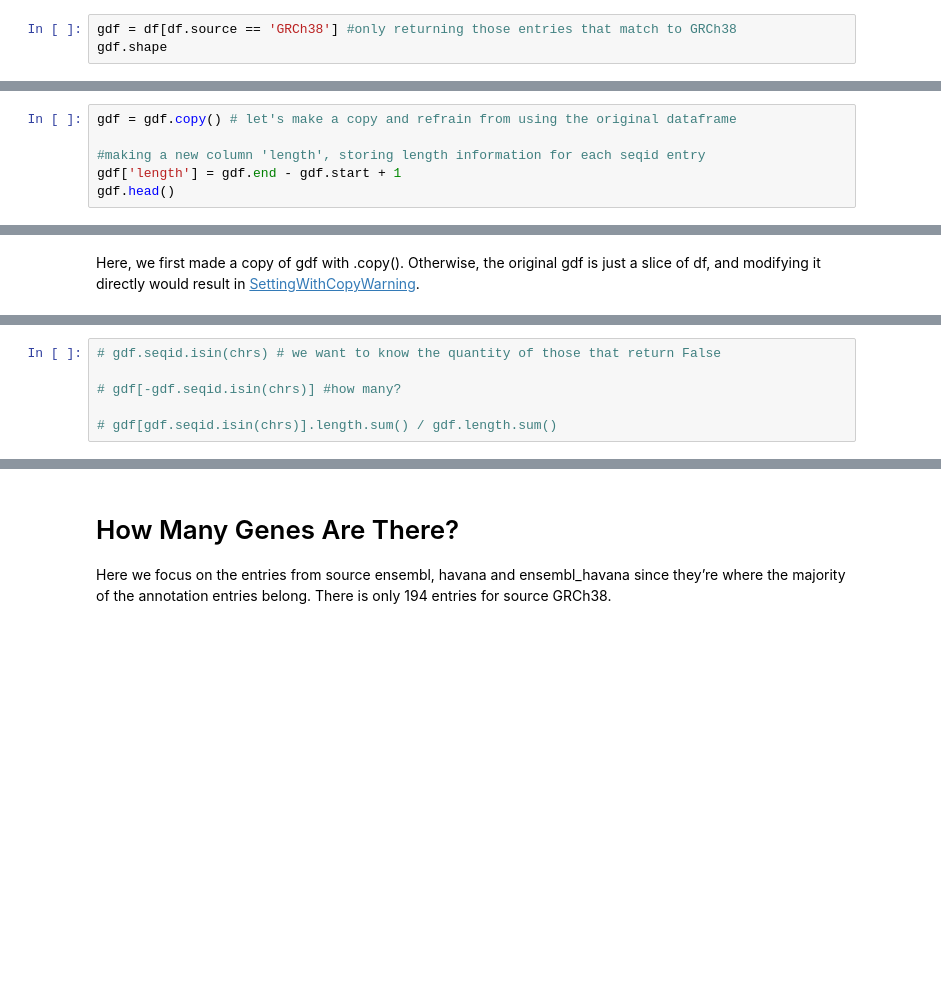
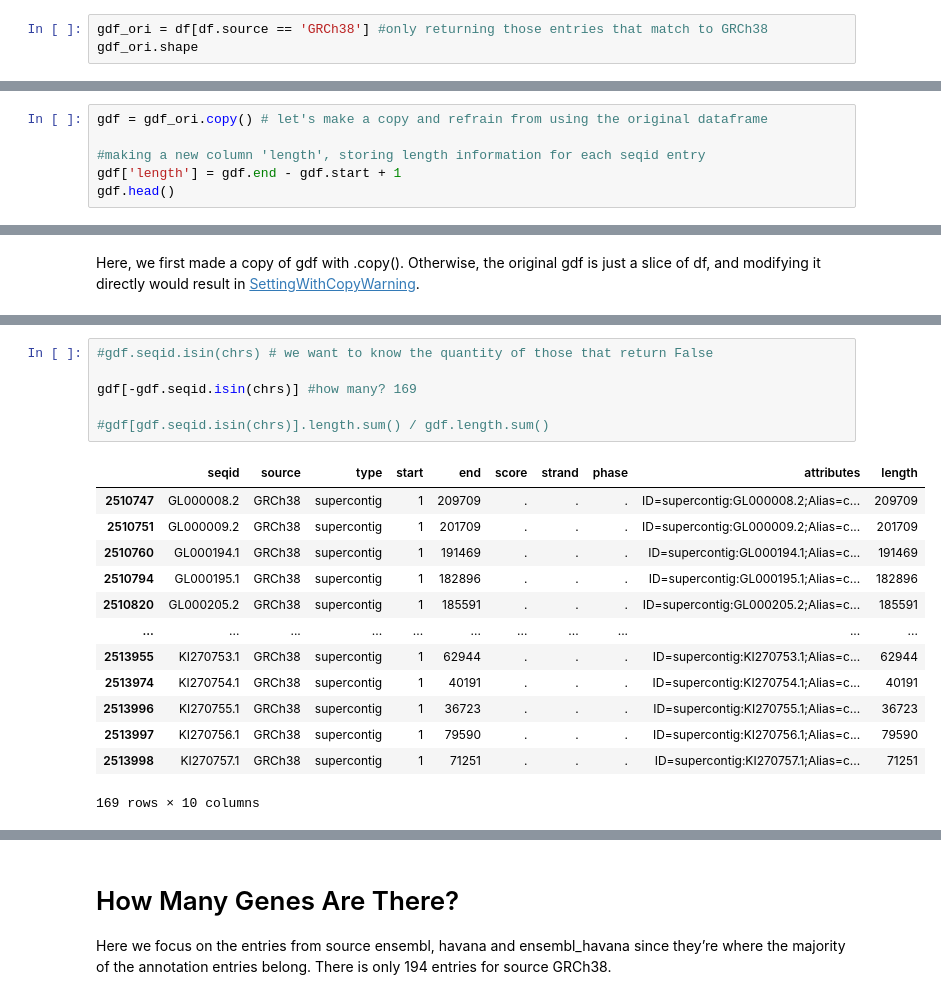
Before and after one commit to ramayyala/TRGN_515, a Jupyter notebook: Lectures/W5_Human-genome-manipulation.ipynb, the cells around one changed output, grey strips where cells are left out. Saved outputs shown, nothing was run; the diff lists cells and outputs as text; blank space fills up the shorter version.

```diff
--- a/Lectures/W5_Human-genome-manipulation.ipynb
+++ b/Lectures/W5_Human-genome-manipulation.ipynb
@@ -124,5 +238,5 @@ For our data analysis, we will focus on entries from sources GRCh38, havana, ens
 
 The information about each entire chromosome is in the entries from source GRCh38, so let’s first filter out the rest, and assign the filtered result to a new variable gdf.
 # %%
-gdf = df[df.source == 'GRCh38'] #only returning those entries that match to GRCh38
-gdf.shape
+gdf_ori = df[df.source == 'GRCh38'] #only returning those entries that match to GRCh38
+gdf_ori.shape
@@ -133,7 +261,7 @@ gdf.sample(10) #randomly select 10 entries
 # %% [raw]
 You can see that the unassembled sequences are of type supercontig while the others are of chromosome. To compute the fraction of genome that’s incomplete, we first need to know the length of the entire genome, which is the sum of the lengths of all seqids.
 # %%
-gdf = gdf.copy() # let's make a copy and refrain from using the original dataframe
+gdf = gdf_ori.copy() # let's make a copy and refrain from using the original dataframe
 
 #making a new column 'length', storing length information for each seqid entry
 gdf['length'] = gdf.end - gdf.start + 1
@@ -155,6 +310,20 @@ chrs
 # %%
-# gdf.seqid.isin(chrs) # we want to know the quantity of those that return False
+#gdf.seqid.isin(chrs) # we want to know the quantity of those that return False
 
-# gdf[-gdf.seqid.isin(chrs)] #how many?
+gdf[-gdf.seqid.isin(chrs)] #how many? 169
 
-# gdf[gdf.seqid.isin(chrs)].length.sum() / gdf.length.sum()
+#gdf[gdf.seqid.isin(chrs)].length.sum() / gdf.length.sum()
+# %% [output]
+|  | seqid | source | type | start | end | score | strand | phase | attributes | length |
+| 2510747 | GL000008.2 | GRCh38 | supercontig | 1 | 209709 | . | . | . | ID=supercontig:GL000008.2;Alias=c... | 209709 |
+| 2510751 | GL000009.2 | GRCh38 | supercontig | 1 | 201709 | . | . | . | ID=supercontig:GL000009.2;Alias=c... | 201709 |
+| 2510760 | GL000194.1 | GRCh38 | supercontig | 1 | 191469 | . | . | . | ID=supercontig:GL000194.1;Alias=c... | 191469 |
+| 2510794 | GL000195.1 | GRCh38 | supercontig | 1 | 182896 | . | . | . | ID=supercontig:GL000195.1;Alias=c... | 182896 |
+| 2510820 | GL000205.2 | GRCh38 | supercontig | 1 | 185591 | . | . | . | ID=supercontig:GL000205.2;Alias=c... | 185591 |
+| ... | ... | ... | ... | ... | ... | ... | ... | ... | ... | ... |
+| 2513955 | KI270753.1 | GRCh38 | supercontig | 1 | 62944 | . | . | . | ID=supercontig:KI270753.1;Alias=c... | 62944 |
+| 2513974 | KI270754.1 | GRCh38 | supercontig | 1 | 40191 | . | . | . | ID=supercontig:KI270754.1;Alias=c... | 40191 |
+| 2513996 | KI270755.1 | GRCh38 | supercontig | 1 | 36723 | . | . | . | ID=supercontig:KI270755.1;Alias=c... | 36723 |
+| 2513997 | KI270756.1 | GRCh38 | supercontig | 1 | 79590 | . | . | . | ID=supercontig:KI270756.1;Alias=c... | 79590 |
+| 2513998 | KI270757.1 | GRCh38 | supercontig | 1 | 71251 | . | . | . | ID=supercontig:KI270757.1;Alias=c... | 71251 |
+169 rows × 10 columns
```
Also changed, not shown: parts of 77 cells of this notebook, 43 other files.
